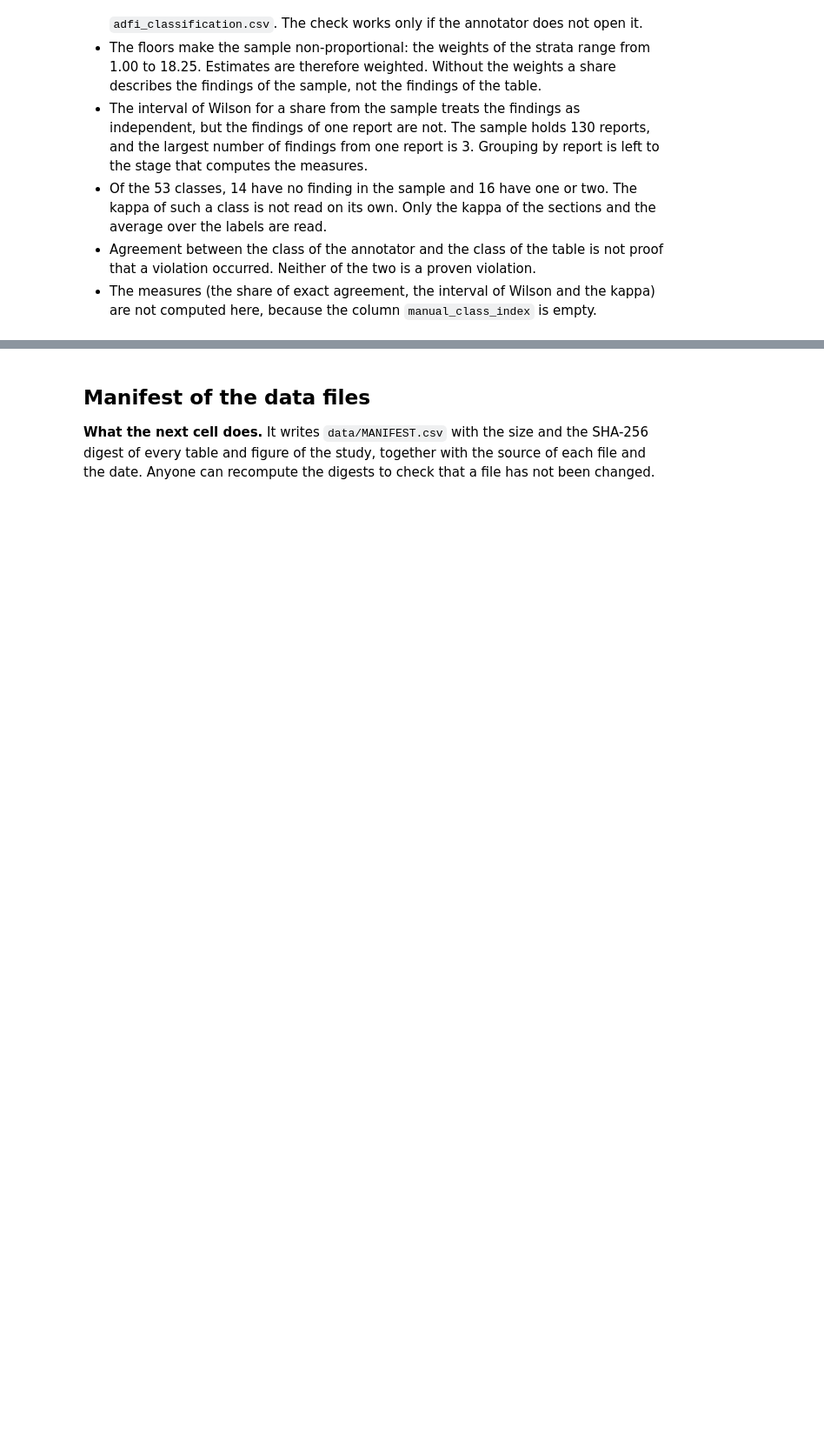
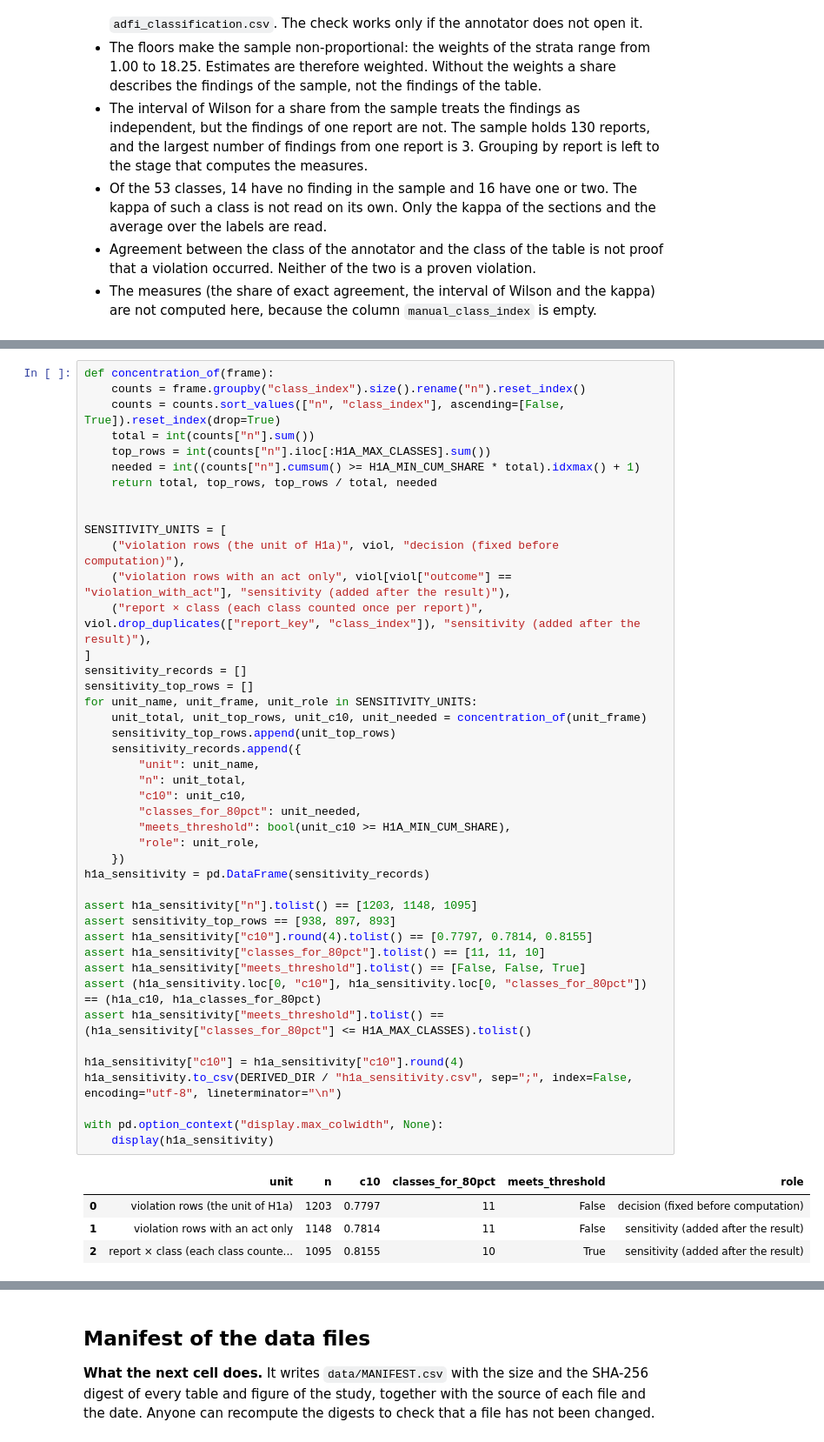
Before and after one commit to beluhov/adfi-violations-classification, a Jupyter notebook: ADFI_Violations_Classification.ipynb, the cells around one changed output, grey strips where cells are left out. Shown at 87% size. Cells and saved outputs as stored; diff of their text form; blank space fills up the shorter version.

```diff
--- a/ADFI_Violations_Classification.ipynb
+++ b/ADFI_Violations_Classification.ipynb
@@ -1903,0 +2129,48 @@ Where $p_o$ is the share of findings for which the two indicators are equal; and
+# %%
+def concentration_of(frame):
+    counts = frame.groupby("class_index").size().rename("n").reset_index()
+    counts = counts.sort_values(["n", "class_index"], ascending=[False, True]).reset_index(drop=True)
+    total = int(counts["n"].sum())
+    top_rows = int(counts["n"].iloc[:H1A_MAX_CLASSES].sum())
+    needed = int((counts["n"].cumsum() >= H1A_MIN_CUM_SHARE * total).idxmax() + 1)
+    return total, top_rows, top_rows / total, needed
+
+
+SENSITIVITY_UNITS = [
+    ("violation rows (the unit of H1a)", viol, "decision (fixed before computation)"),
+    ("violation rows with an act only", viol[viol["outcome"] == "violation_with_act"], "sensitivity (added after the result)"),
+    ("report × class (each class counted once per report)", viol.drop_duplicates(["report_key", "class_index"]), "sensitivity (added after the result)"),
+]
+sensitivity_records = []
+sensitivity_top_rows = []
+for unit_name, unit_frame, unit_role in SENSITIVITY_UNITS:
+    unit_total, unit_top_rows, unit_c10, unit_needed = concentration_of(unit_frame)
+    sensitivity_top_rows.append(unit_top_rows)
+    sensitivity_records.append({
+        "unit": unit_name,
+        "n": unit_total,
+        "c10": unit_c10,
+        "classes_for_80pct": unit_needed,
+        "meets_threshold": bool(unit_c10 >= H1A_MIN_CUM_SHARE),
+        "role": unit_role,
+    })
+h1a_sensitivity = pd.DataFrame(sensitivity_records)
+
+assert h1a_sensitivity["n"].tolist() == [1203, 1148, 1095]
+assert sensitivity_top_rows == [938, 897, 893]
+assert h1a_sensitivity["c10"].round(4).tolist() == [0.7797, 0.7814, 0.8155]
+assert h1a_sensitivity["classes_for_80pct"].tolist() == [11, 11, 10]
+assert h1a_sensitivity["meets_threshold"].tolist() == [False, False, True]
+assert (h1a_sensitivity.loc[0, "c10"], h1a_sensitivity.loc[0, "classes_for_80pct"]) == (h1a_c10, h1a_classes_for_80pct)
+assert h1a_sensitivity["meets_threshold"].tolist() == (h1a_sensitivity["classes_for_80pct"] <= H1A_MAX_CLASSES).tolist()
+
+h1a_sensitivity["c10"] = h1a_sensitivity["c10"].round(4)
+h1a_sensitivity.to_csv(DERIVED_DIR / "h1a_sensitivity.csv", sep=";", index=False, encoding="utf-8", lineterminator="\n")
+
+with pd.option_context("display.max_colwidth", None):
+    display(h1a_sensitivity)
+# %% [output]
+|  | unit | n | c10 | classes_for_80pct | meets_threshold | role |
+| 0 | violation rows (the unit of H1a) | 1203 | 0.7797 | 11 | False | decision (fixed before computation) |
+| 1 | violation rows with an act only | 1148 | 0.7814 | 11 | False | sensitivity (added after the result) |
+| 2 | report × class (each class counte... | 1095 | 0.8155 | 10 | True | sensitivity (added after the result) |
```
Also changed, not shown: parts of 17 cells of this notebook, 5 other files.
